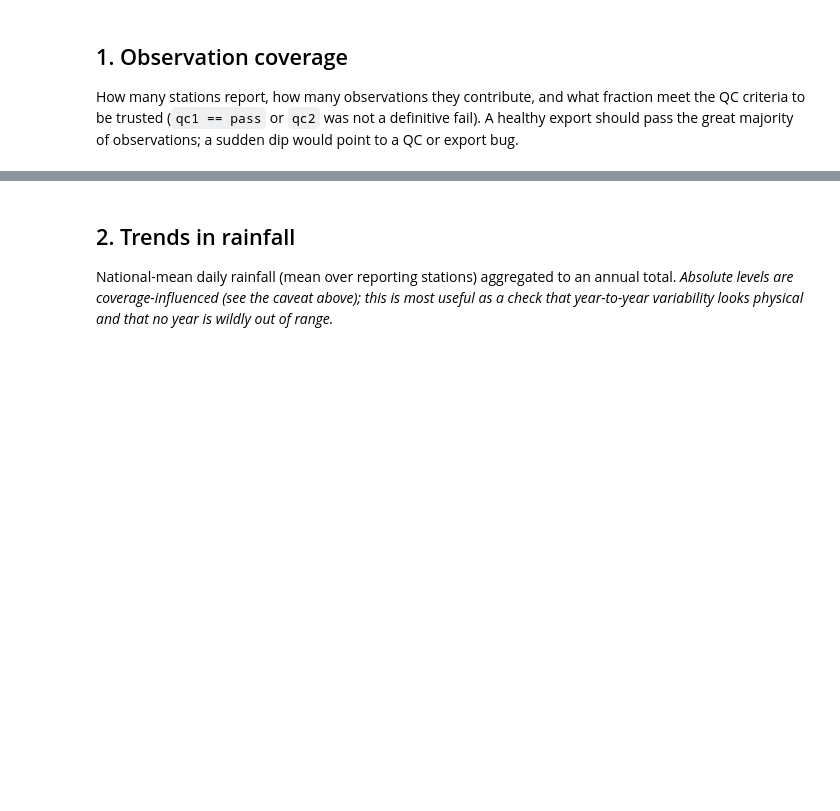
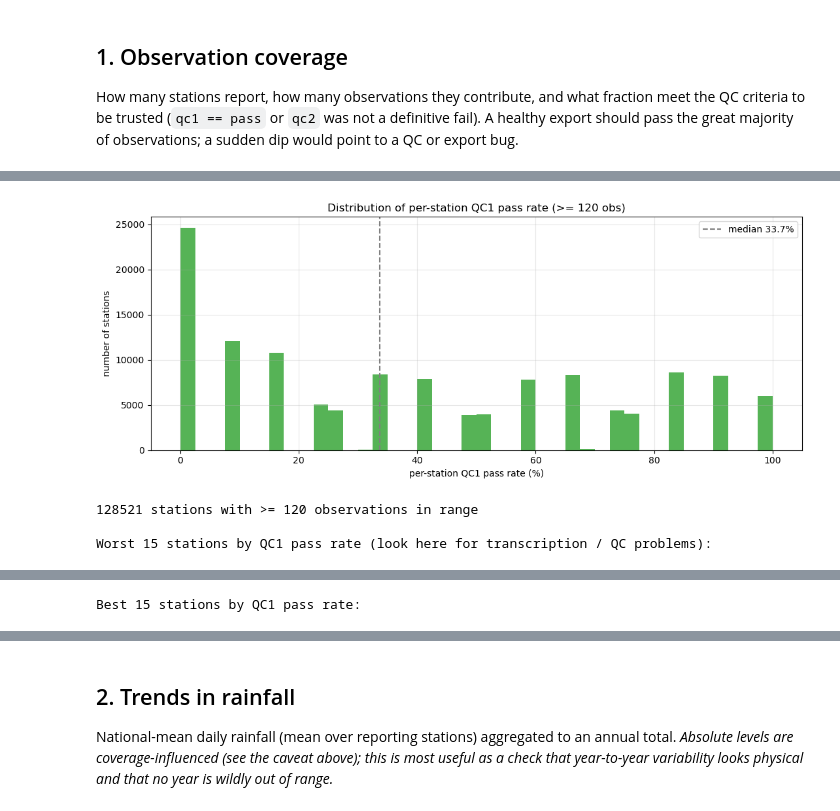
Before and after one commit to Philip-Brohan-MO/Auto-Daily-Rainfall-QC-MO, a Jupyter notebook: notebooks/analyse_sef_output.ipynb, the cells around one changed output, grey strips where cells are left out. Drawn from its saved outputs; the diff is of its cells as text; code cells hidden in the pictures; blank space fills up the shorter version.

```diff
--- a/notebooks/analyse_sef_output.ipynb
+++ b/notebooks/analyse_sef_output.ipynb
@@ -211,0 +392,43 @@ coverage.assign(pct_passed=coverage["pct_passed"].round(2))
+# %%
+from IPython.display import display
+
+MIN_OBS_PER_STATION = 120  # ~a third of a year; drop stations with only a few days
+
+station_qc = con.execute(f'''
+    SELECT station_id,
+        any_value(location_name) AS location_name,
+        round(any_value(latitude), 3) AS lat,
+        round(any_value(longitude), 3) AS lon,
+        count(*) AS n_obs,
+        100.0 * avg((lower(qc1) = 'pass')::int) AS qc1_pass_pct,
+        100.0 * avg(passed::int) AS trusted_pct
+    FROM read_parquet({obs_src})
+    GROUP BY station_id
+    HAVING count(*) >= {MIN_OBS_PER_STATION}
+''').df()
+
+worst_stations = station_qc.sort_values("qc1_pass_pct").head(15).reset_index(drop=True)
+best_stations = station_qc.sort_values("qc1_pass_pct", ascending=False).head(15).reset_index(drop=True)
+
+fig, ax = plt.subplots(figsize=(11, 4.5))
+ax.hist(station_qc["qc1_pass_pct"], bins=40, color="#2ca02c", alpha=0.8)
+ax.axvline(station_qc["qc1_pass_pct"].median(), ls="--", color="grey",
+           label=f"median {station_qc['qc1_pass_pct'].median():.1f}%")
+ax.set_xlabel("per-station QC1 pass rate (%)")
+ax.set_ylabel("number of stations")
+ax.set_title(f"Distribution of per-station QC1 pass rate (>= {MIN_OBS_PER_STATION} obs)")
+ax.legend()
+ax.grid(alpha=0.3)
+plt.tight_layout()
+plt.show()
+
+print(f"{len(station_qc)} stations with >= {MIN_OBS_PER_STATION} observations in range")
+print("\nWorst 15 stations by QC1 pass rate (look here for transcription / QC problems):")
+display(worst_stations.round(2))
+print("\nBest 15 stations by QC1 pass rate:")
+display(best_stations.round(2))
+# %% [output]
+[figure, added]
+128521 stations with >= 120 observations in range
+
+Worst 15 stations by QC1 pass rate (look here for transcription / QC problems):
@@ -211,0 +451 @@ coverage.assign(pct_passed=coverage["pct_passed"].round(2))
+Best 15 stations by QC1 pass rate:
```
Also changed, not shown: parts of 13 cells of this notebook, 6 other files.
